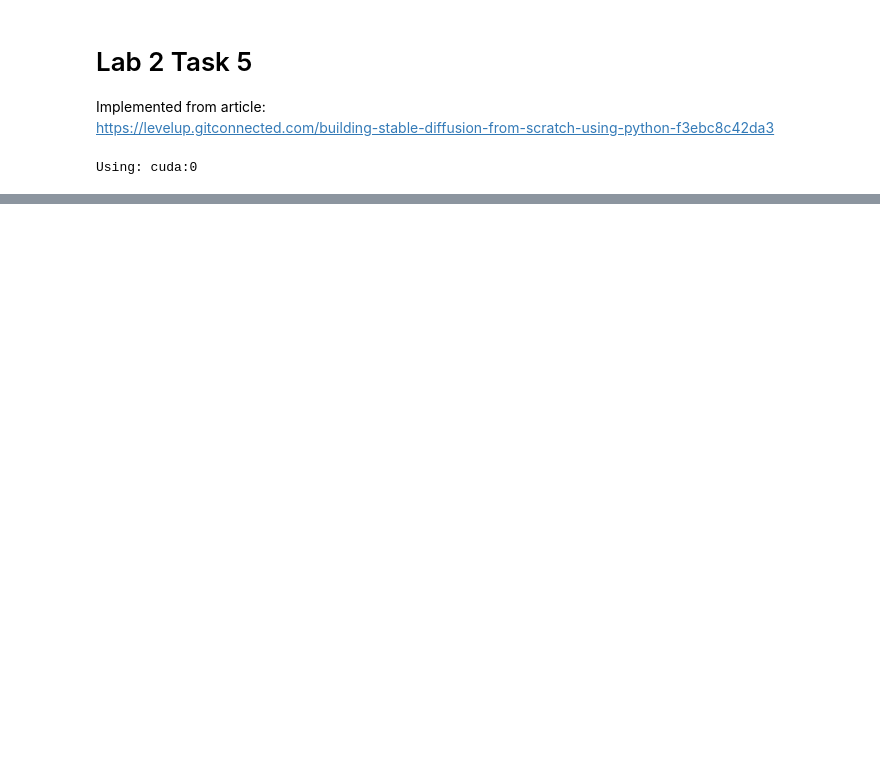
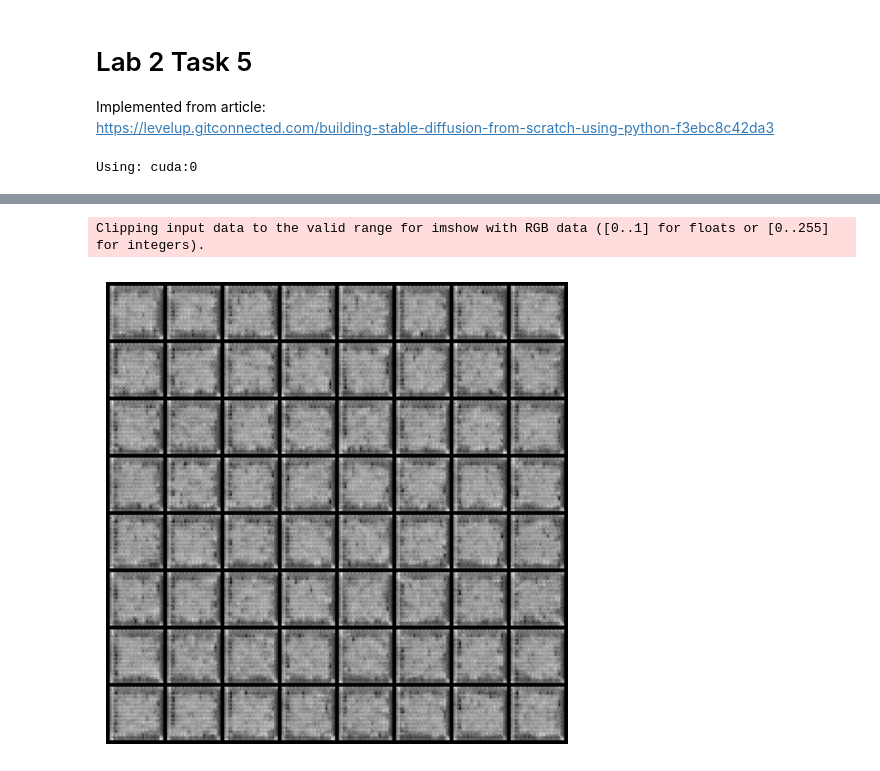
Before and after one commit to afy/d7047e, a Jupyter notebook: lab2/Gan-Task5.ipynb, the cells around one changed output, grey strips where cells are left out. Drawn from its saved outputs; the diff is of its cells as text; code cells hidden in the pictures; blank space fills up the shorter version.

```diff
--- a/lab2/Gan-Task5.ipynb
+++ b/lab2/Gan-Task5.ipynb
@@ -27,12 +29,3 @@ device = torch.device("cuda:0" if torch.cuda.is_available() else "cpu")
 print(f"Using: {device}")
 # %% [output]
 Using: cuda:0
-# %%
-BATCH_SIZE = 64
-
-transform = transforms.Compose([
-    transforms.ToTensor(),
-])
-
-train_set = torchvision.datasets.MNIST('./data', train=True, download=True, transform=transform)
-train_loader = DataLoader(train_set, batch_size = BATCH_SIZE, shuffle=True)
@@ -62,15 +75,11 @@ class Dense(nn.Module):
         # Slightly bewildering but simply casts 2D tensor -> 4D tensor
         # This is to make it suitable as a feature map for later layers
         return self.dense(x)[..., None, None]
-# %%
-# TBI
-def score_model():
-    pass
 # %%
 # Sampler
 # Sampling: Random img -> guess noise -> remove said noise -> repeat
 # Can be done in several ways. Here with the Euler-Murayama method (same as article)
-def em_sampler(model, marginal_prob_std, diff_coef,
+def em_sampler(score_model, marginal_prob_std, diff_coef,
                batch_size = BATCH_SIZE, num_steps = 500, y_tensor = None):
     eps = 1e-3
     x_shape = (1,28,28)
@@ -104,0 +285,31 @@ optimizer = torch.optim.Adam(model.parameters(), lr=1e-3)
+# %%
+ckpt = torch.load('ckpt_unet_sdiff.pth', map_location=device)
+score_model.load_state_dict(ckpt)
+
+digit = 9
+sample_batch_size = 64
+num_steps = 250
+sampler = em_sampler
+# score_model.eval()
+
+samples = sampler(score_model,
+        marginal_prob_std,
+        diffusion_coeff,
+        sample_batch_size,
+        num_steps=num_steps,
+        y_tensor=digit*torch.ones(sample_batch_size, dtype=torch.long))
+# %%
+# samples = samples.clamp(0.0, 1.0)
+samples = samples / torch.max(samples)
+
+%matplotlib inline
+import matplotlib.pyplot as plt
+sample_grid = make_grid(samples, nrow=int(np.sqrt(sample_batch_size)))
+
+plt.figure(figsize=(6,6))
+plt.axis('off')
+plt.imshow(sample_grid.permute(1, 2, 0).cpu(), vmin=0., vmax=1.0)
+plt.show()
+# %% [output]
+Clipping input data to the valid range for imshow with RGB data ([0..1] for floats or [0..255] for integers).
+[figure, added]
```
Also changed, not shown: parts of 7 cells of this notebook, 9 other files.
